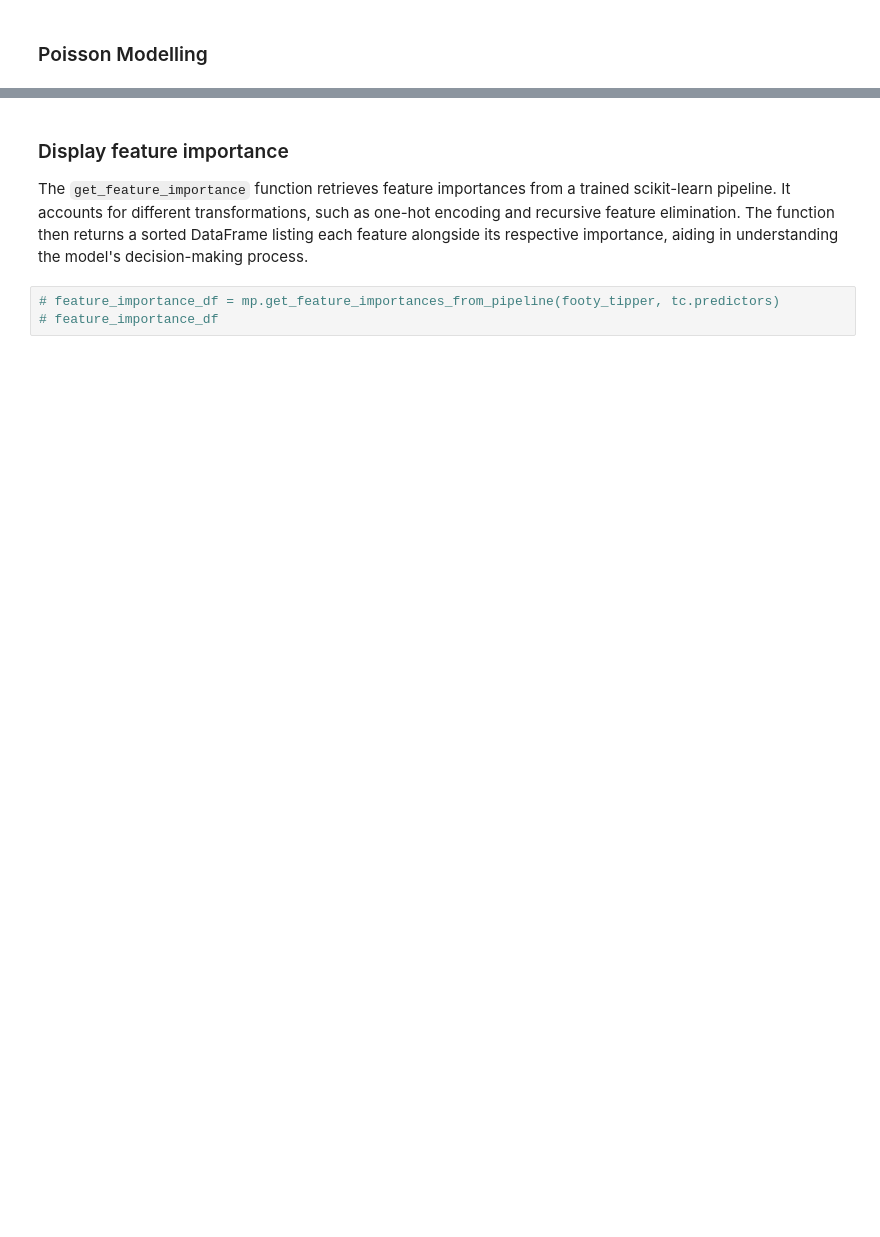
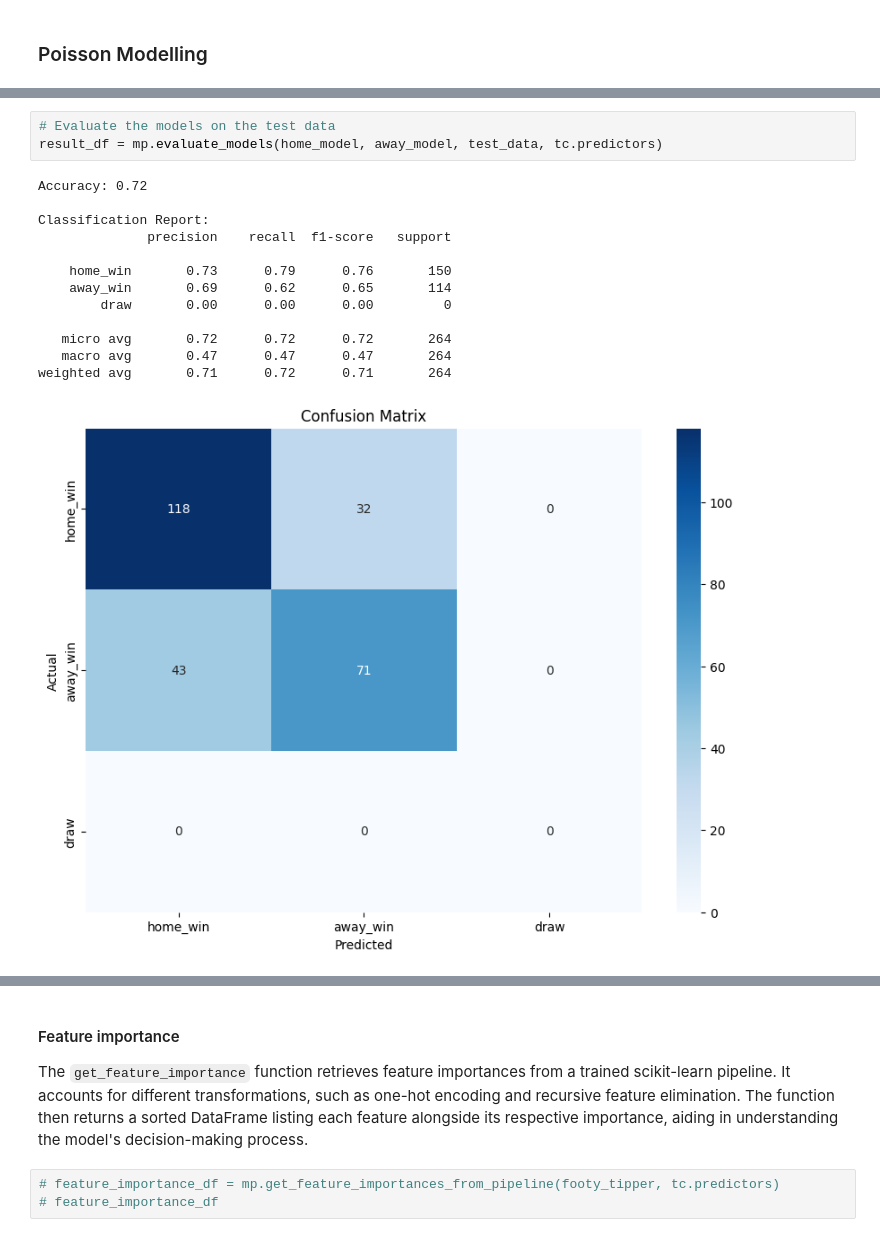
Before and after one commit to levonrush/footy-tipper, a Jupyter notebook: research/model-training.ipynb, the cells around one changed output, grey strips where cells are left out. Drawn from its saved outputs; the diff is of its cells as text; blank space fills up the shorter version.

```diff
--- a/research/model-training.ipynb
+++ b/research/model-training.ipynb
@@ -284,0 +180,17 @@ Accuracy: 0.73
+# %%
+# Evaluate the models on the test data
+result_df = mp.evaluate_models(home_model, away_model, test_data, tc.predictors)
+# %% [output]
+Accuracy: 0.72
+
+Classification Report:
+              precision    recall  f1-score   support
+
+    home_win       0.73      0.79      0.76       150
+    away_win       0.69      0.62      0.65       114
+        draw       0.00      0.00      0.00         0
+
+   micro avg       0.72      0.72      0.72       264
+   macro avg       0.47      0.47      0.47       264
+weighted avg       0.71      0.72      0.71       264
+[figure, added]
@@ -285,5 +198,5 @@ Accuracy: 0.73
 # %% [markdown]
-### Display feature importance
+#### Feature importance
 The `get_feature_importance` function retrieves feature importances from a trained scikit-learn pipeline. It accounts for different transformations, such as one-hot encoding and recursive feature elimination. The function then returns a sorted DataFrame listing each feature alongside its respective importance, aiding in understanding the model's decision-making process.
 # %%
 # feature_importance_df = mp.get_feature_importances_from_pipeline(footy_tipper, tc.predictors)
```
Also changed, not shown: parts of 19 cells of this notebook, 11 other files.
